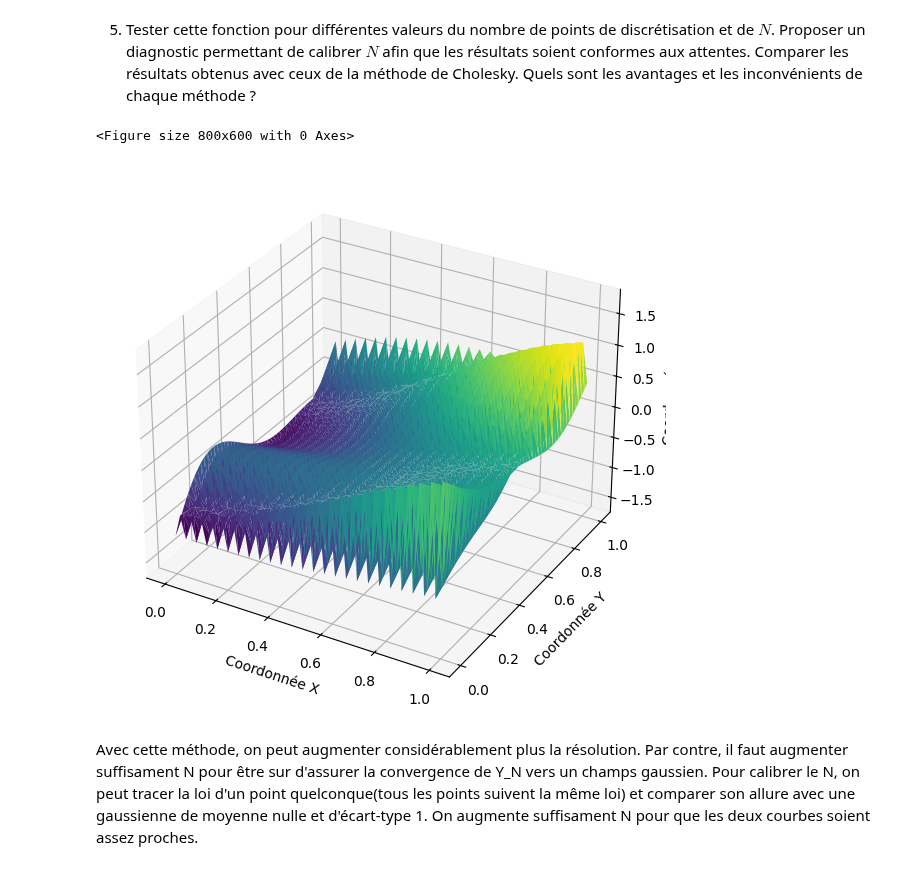
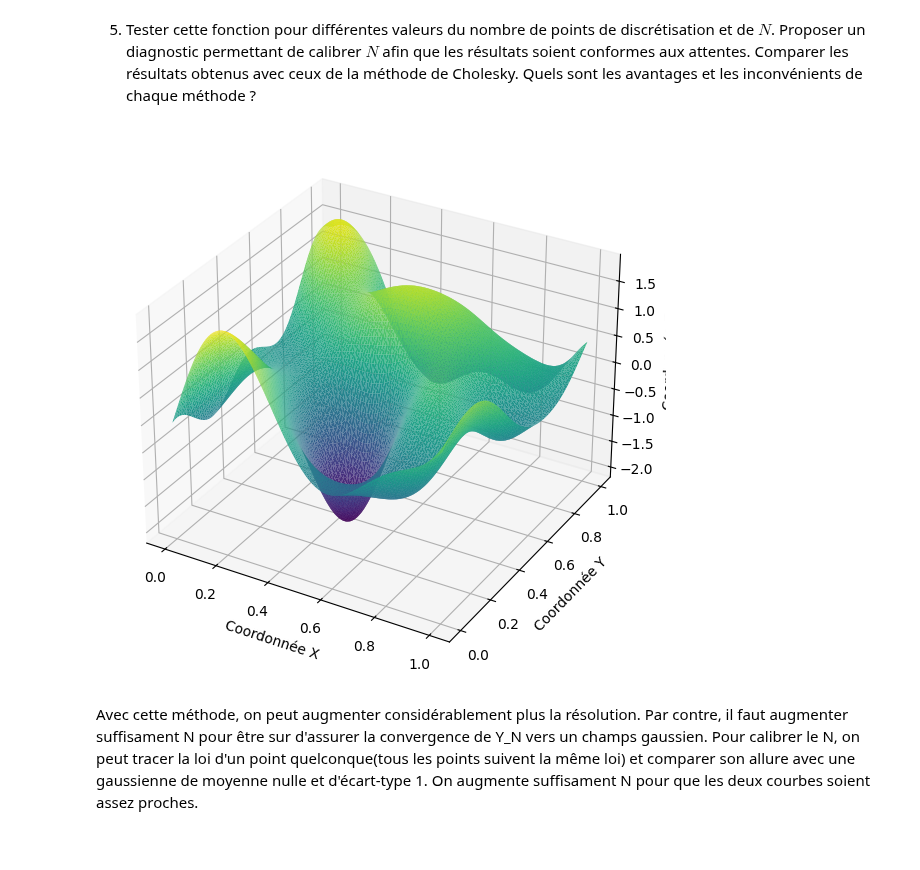
Before and after one commit to Martinks28/Projet-proba, a Jupyter notebook: Projet Probabilités.ipynb, the cells around one changed output. Cells and saved outputs as stored; diff of their text form; code cells hidden in the pictures.

```diff
--- a/Projet Probabilités.ipynb
+++ b/Projet Probabilités.ipynb
@@ -245,33 +245,29 @@ def simu_spectrale(points_grille, a, N):
 # %%
 n=100
 t = np.linspace(0,1,n)
 tableau_de_points = [(t[i], t[j]) for i in range(n) for j in range(n)]
 
 sigma2 = 1.0
 a = 0.05
 N = 50
 
-liste_points = np.array(liste_points)
+liste_points = np.array(tableau_de_points)
 x, y = liste_points[:,0], liste_points[:,1]
 
-
-plt.figure(figsize=(8, 6))
 z = simu_spectrale(tableau_de_points, a, N)
-
 
 
 fig = plt.figure(figsize=(7,7))
 axes = plt.axes(projection="3d")
 axes.plot_trisurf(x,y,z, cmap="viridis")
 
 axes.set_xlabel('Coordonnée X')
 axes.set_ylabel('Coordonnée Y')
 axes.set_zlabel('Coordonnée Z')
 
 plt.show()
 # %% [output]
-<Figure size 800x600 with 0 Axes>
-[figure, old version]
+[figure, new version]
 # %% [markdown]
 Avec cette méthode, on peut augmenter considérablement plus la résolution. Par contre, il faut augmenter suffisament N pour être sur d'assurer la convergence de Y_N vers un champs gaussien. Pour calibrer le N, on peut tracer la loi d'un point quelconque(tous les points suivent la même loi) et comparer son allure avec une gaussienne de moyenne nulle et d'écart-type 1. On augmente suffisament N pour que les deux courbes soient assez proches.
 # %%
```
